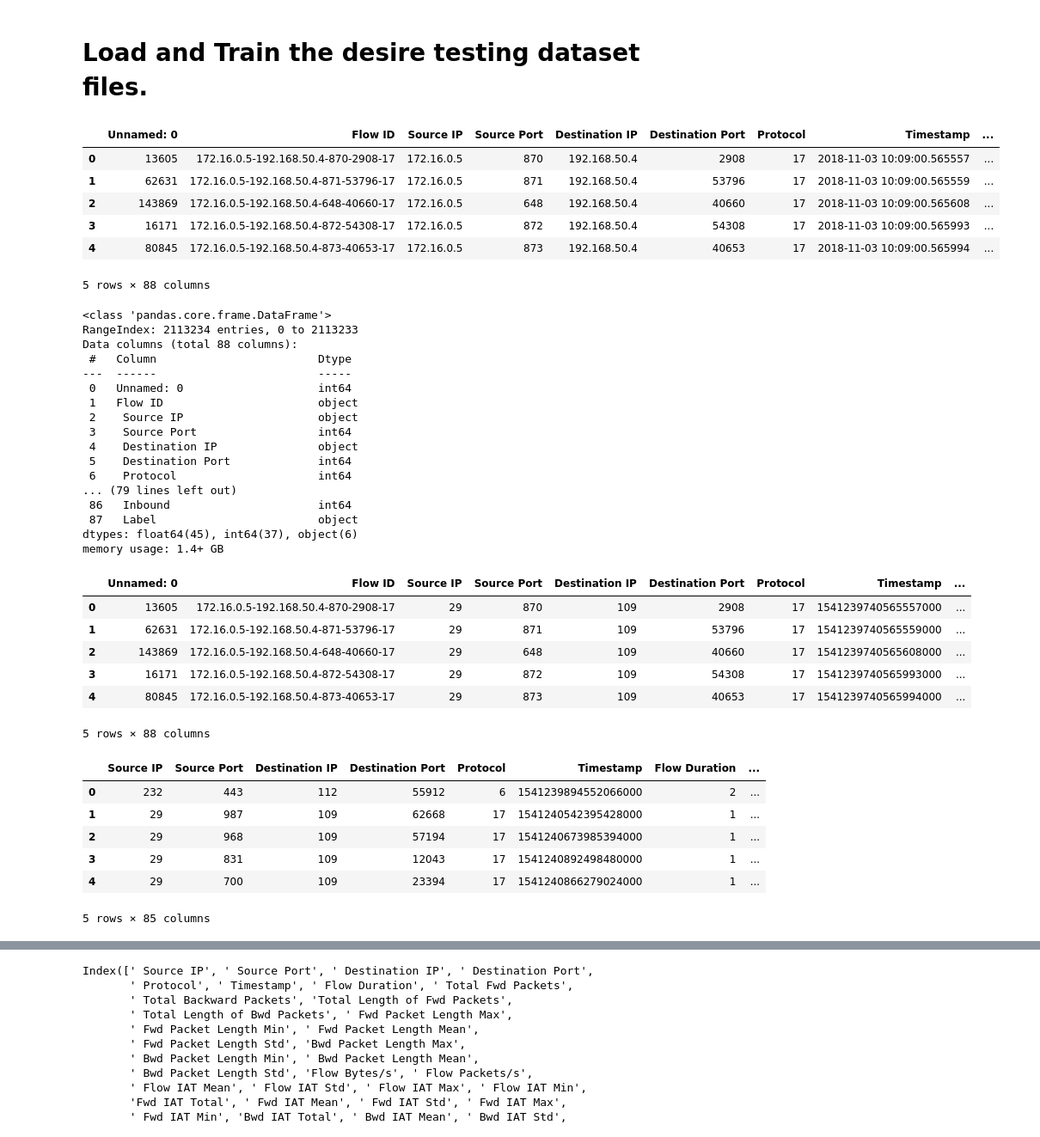
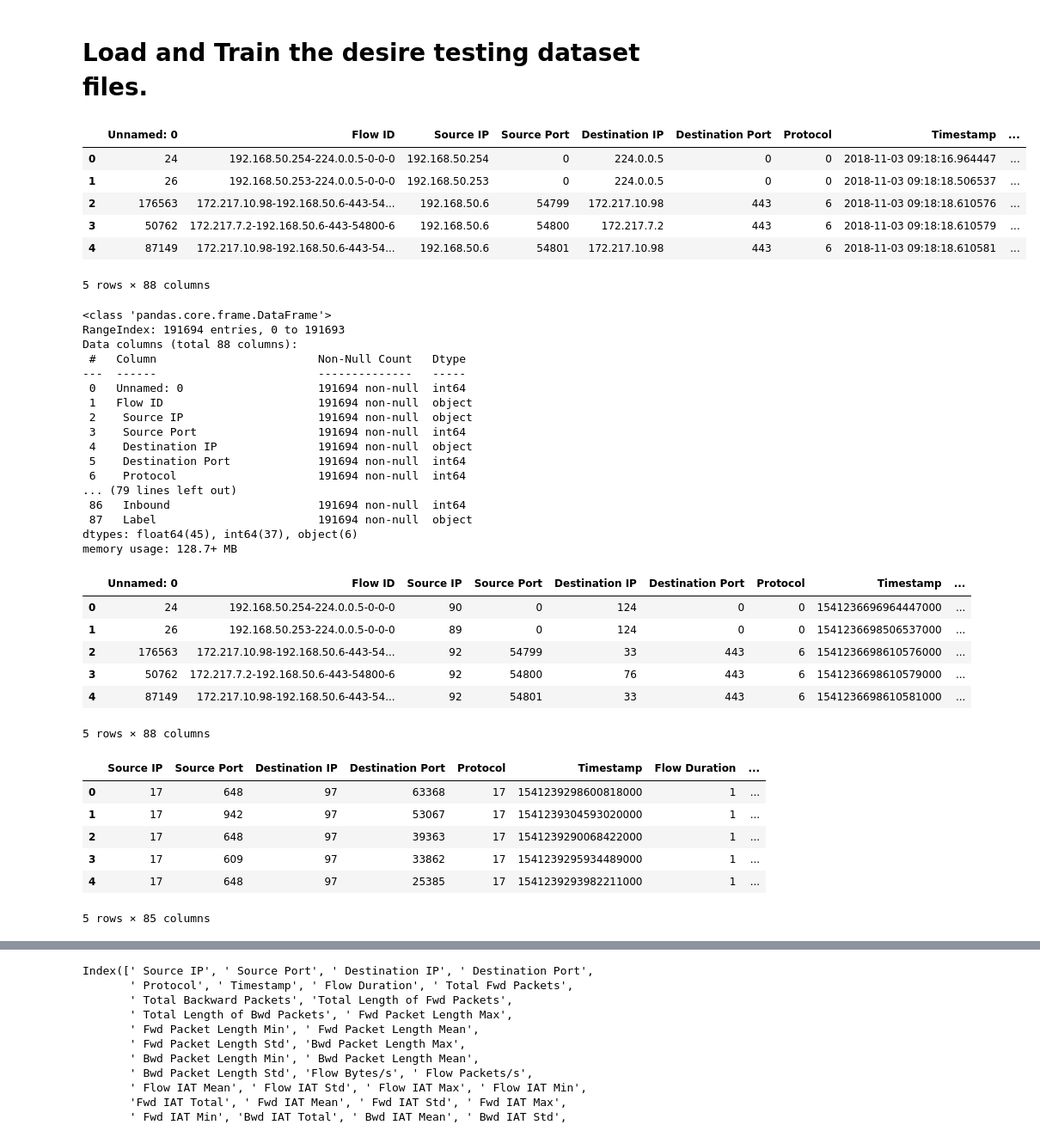
Before and after one commit to farogfayz/DdosAttackClassifier, a Jupyter notebook: Classifier.ipynb, the cells around one changed output, grey strips where cells are left out. Shown at 86% size. Drawn from its saved outputs; the diff is of its cells as text; code cells hidden in the pictures.

```diff
--- a/Classifier.ipynb
+++ b/Classifier.ipynb
@@ -3,45 +3,45 @@
 # %%
 import pandas as pd
 
 import numpy as np
 from sklearn.model_selection import train_test_split
 from sklearn.preprocessing import StandardScaler, LabelEncoder
 from sklearn.metrics import classification_report, accuracy_score, f1_score
 from sklearn.linear_model import LogisticRegression
 from sklearn.ensemble import RandomForestClassifier
 from sklearn.svm import SVC
 
-data = pd.read_csv('https://1stdataset.s3.us-east-2.amazonaws.com/CSVs/CSV-03-11/03-11/LDAP.csv')
+data = pd.read_csv('https://ddosciu.s3.us-east-2.amazonaws.com/CSVs/UNB/Portmap.csv')
 
 data.head(5)
 # %% [output]
 |  | Unnamed: 0 | Flow ID | Source IP | Source Port | Destination IP | Destination Port | Protocol | Timestamp | ... |
-| 0 | 13605 | 172.16.0.5-192.168.50.4-870-2908-17 | 172.16.0.5 | 870 | 192.168.50.4 | 2908 | 17 | 2018-11-03 10:09:00.565557 | ... |
-| 1 | 62631 | 172.16.0.5-192.168.50.4-871-53796-17 | 172.16.0.5 | 871 | 192.168.50.4 | 53796 | 17 | 2018-11-03 10:09:00.565559 | ... |
-| 2 | 143869 | 172.16.0.5-192.168.50.4-648-40660-17 | 172.16.0.5 | 648 | 192.168.50.4 | 40660 | 17 | 2018-11-03 10:09:00.565608 | ... |
-| 3 | 16171 | 172.16.0.5-192.168.50.4-872-54308-17 | 172.16.0.5 | 872 | 192.168.50.4 | 54308 | 17 | 2018-11-03 10:09:00.565993 | ... |
-| 4 | 80845 | 172.16.0.5-192.168.50.4-873-40653-17 | 172.16.0.5 | 873 | 192.168.50.4 | 40653 | 17 | 2018-11-03 10:09:00.565994 | ... |
+| 0 | 24 | 192.168.50.254-224.0.0.5-0-0-0 | 192.168.50.254 | 0 | 224.0.0.5 | 0 | 0 | 2018-11-03 09:18:16.964447 | ... |
+| 1 | 26 | 192.168.50.253-224.0.0.5-0-0-0 | 192.168.50.253 | 0 | 224.0.0.5 | 0 | 0 | 2018-11-03 09:18:18.506537 | ... |
+| 2 | 176563 | 172.217.10.98-192.168.50.6-443-54... | 192.168.50.6 | 54799 | 172.217.10.98 | 443 | 6 | 2018-11-03 09:18:18.610576 | ... |
+| 3 | 50762 | 172.217.7.2-192.168.50.6-443-54800-6 | 192.168.50.6 | 54800 | 172.217.7.2 | 443 | 6 | 2018-11-03 09:18:18.610579 | ... |
+| 4 | 87149 | 172.217.10.98-192.168.50.6-443-54... | 192.168.50.6 | 54801 | 172.217.10.98 | 443 | 6 | 2018-11-03 09:18:18.610581 | ... |
 5 rows × 88 columns
 # %%
 data.info()
 # %% [output]
 <class 'pandas.core.frame.DataFrame'>
-RangeIndex: 2113234 entries, 0 to 2113233
+RangeIndex: 191694 entries, 0 to 191693
 Data columns (total 88 columns):
- #   Column                        Dtype
----  ------                        -----
- 0   Unnamed: 0                    int64
- 1   Flow ID                       object
- 2    Source IP                    object
- 3    Source Port                  int64
- 4    Destination IP               object
- 5    Destination Port             int64
- 6    Protocol                     int64
+ #   Column                        Non-Null Count   Dtype
+---  ------                        --------------   -----
+ 0   Unnamed: 0                    191694 non-null  int64
+ 1   Flow ID                       191694 non-null  object
+ 2    Source IP                    191694 non-null  object
+ 3    Source Port                  191694 non-null  int64
+ 4    Destination IP               191694 non-null  object
+ 5    Destination Port             191694 non-null  int64
+ 6    Protocol                     191694 non-null  int64
 ... (79 lines left out)
- 86   Inbound                      int64
- 87   Label                        object
+ 86   Inbound                      191694 non-null  int64
+ 87   Label                        191694 non-null  object
 dtypes: float64(45), int64(37), object(6)
-memory usage: 1.4+ GB
+memory usage: 128.7+ MB
 # %%
 # Pre-process the data
 # Encode categorical features (e.g., IP addresses)
@@ -53,11 +53,11 @@ data[' Label'] = encoder.fit_transform(data[' Label'])
 data.head()
 # %% [output]
 |  | Unnamed: 0 | Flow ID | Source IP | Source Port | Destination IP | Destination Port | Protocol | Timestamp | ... |
-| 0 | 13605 | 172.16.0.5-192.168.50.4-870-2908-17 | 29 | 870 | 109 | 2908 | 17 | 1541239740565557000 | ... |
-| 1 | 62631 | 172.16.0.5-192.168.50.4-871-53796-17 | 29 | 871 | 109 | 53796 | 17 | 1541239740565559000 | ... |
-| 2 | 143869 | 172.16.0.5-192.168.50.4-648-40660-17 | 29 | 648 | 109 | 40660 | 17 | 1541239740565608000 | ... |
-| 3 | 16171 | 172.16.0.5-192.168.50.4-872-54308-17 | 29 | 872 | 109 | 54308 | 17 | 1541239740565993000 | ... |
-| 4 | 80845 | 172.16.0.5-192.168.50.4-873-40653-17 | 29 | 873 | 109 | 40653 | 17 | 1541239740565994000 | ... |
+| 0 | 24 | 192.168.50.254-224.0.0.5-0-0-0 | 90 | 0 | 124 | 0 | 0 | 1541236696964447000 | ... |
+| 1 | 26 | 192.168.50.253-224.0.0.5-0-0-0 | 89 | 0 | 124 | 0 | 0 | 1541236698506537000 | ... |
+| 2 | 176563 | 172.217.10.98-192.168.50.6-443-54... | 92 | 54799 | 33 | 443 | 6 | 1541236698610576000 | ... |
+| 3 | 50762 | 172.217.7.2-192.168.50.6-443-54800-6 | 92 | 54800 | 76 | 443 | 6 | 1541236698610579000 | ... |
+| 4 | 87149 | 172.217.10.98-192.168.50.6-443-54... | 92 | 54801 | 33 | 443 | 6 | 1541236698610581000 | ... |
 5 rows × 88 columns
 # %%
 # Drop unnecessary columns in the CVs's
@@ -88,11 +88,11 @@ balanced_data = balanced_data.sample(frac=1, random_state=42).reset_index(drop=T
 balanced_data.head()
 # %% [output]
 |  | Source IP | Source Port | Destination IP | Destination Port | Protocol | Timestamp | Flow Duration | ... |
-| 0 | 232 | 443 | 112 | 55912 | 6 | 1541239894552066000 | 2 | ... |
-| 1 | 29 | 987 | 109 | 62668 | 17 | 1541240542395428000 | 1 | ... |
-| 2 | 29 | 968 | 109 | 57194 | 17 | 1541240673985394000 | 1 | ... |
-| 3 | 29 | 831 | 109 | 12043 | 17 | 1541240892498480000 | 1 | ... |
-| 4 | 29 | 700 | 109 | 23394 | 17 | 1541240866279024000 | 1 | ... |
+| 0 | 17 | 648 | 97 | 63368 | 17 | 1541239298600818000 | 1 | ... |
+| 1 | 17 | 942 | 97 | 53067 | 17 | 1541239304593020000 | 1 | ... |
+| 2 | 17 | 648 | 97 | 39363 | 17 | 1541239290068422000 | 1 | ... |
+| 3 | 17 | 609 | 97 | 33862 | 17 | 1541239295934489000 | 1 | ... |
+| 4 | 17 | 648 | 97 | 25385 | 17 | 1541239293982211000 | 1 | ... |
 5 rows × 85 columns
 # %%
 num_unique_labels = balanced_data[' Label'].nunique()
```
Also changed, not shown: parts of 18 cells of this notebook, 4 other files.
